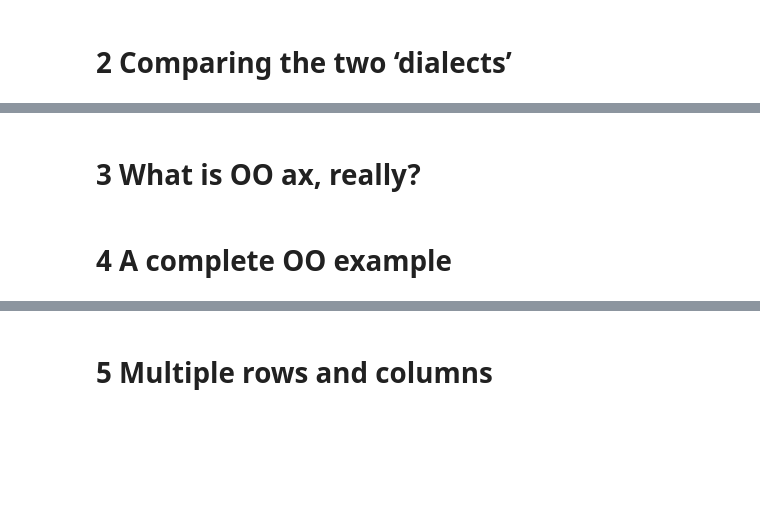
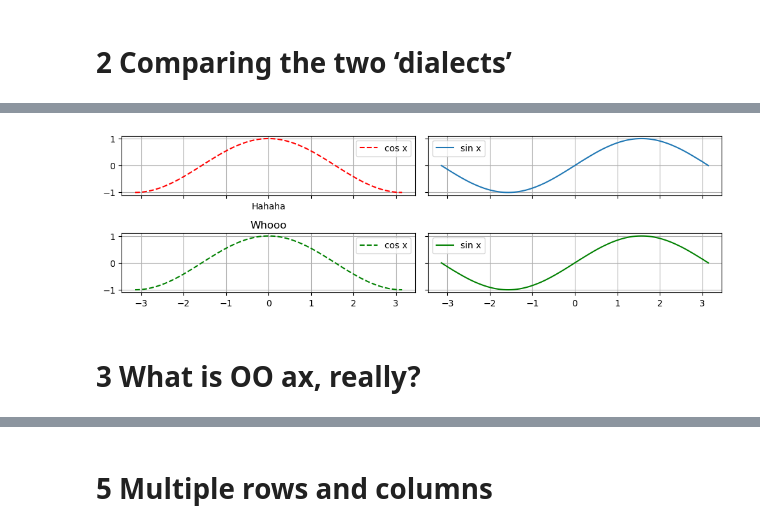
Before and after one commit to SPS-SP2273/learning-portfolio-2025-january-caitlinsylim, a Jupyter notebook: 7.1_plotting/plotting_(good).ipynb, the cells around one changed output, grey strips where cells are left out. Drawn from its saved outputs; the diff is of its cells as text; code cells hidden in the pictures; blank space fills up the shorter version.

```diff
--- a/7.1_plotting/plotting_(good).ipynb
+++ b/7.1_plotting/plotting_(good).ipynb
@@ -19,4 +26,26 @@
+# %%
+fig, ax = plt.subplots(nrows=2, ncols=2, figsize=(10,3), sharex='col', sharey='row')  # sharex and sharey to share x & y axis to compare data easily
+
+my_cos, my_sin, my_gcos, my_gsin = ax.flatten()
+
+ax[0,0].plot(x, cos_x, label='cos x', color='red', linestyle='--')
+
+ax[0,1].plot(x, sin_x, label='sin x')
+
+ax[1,0].plot(x, cos_x, label='cos x', color='green', linestyle='--')
+
+ax[1,1].plot(x, sin_x, label='sin x', color='green')
+
+ax[0,0].set_xlabel('Hahaha')
+
+for axis in ax.flatten():
+    axis.legend()
+    axis.grid()
+
+my_gcos.set_title('Whooo')
+
+plt.tight_layout()           # Magic command to make your plot nicer
+# %% [output]
+[figure, added]
 # %% [markdown]
 # 3 What is OO ax, really?
-# %% [markdown]
-# 4 A complete OO example
```
Also changed, not shown: parts of 33 cells of this notebook.
